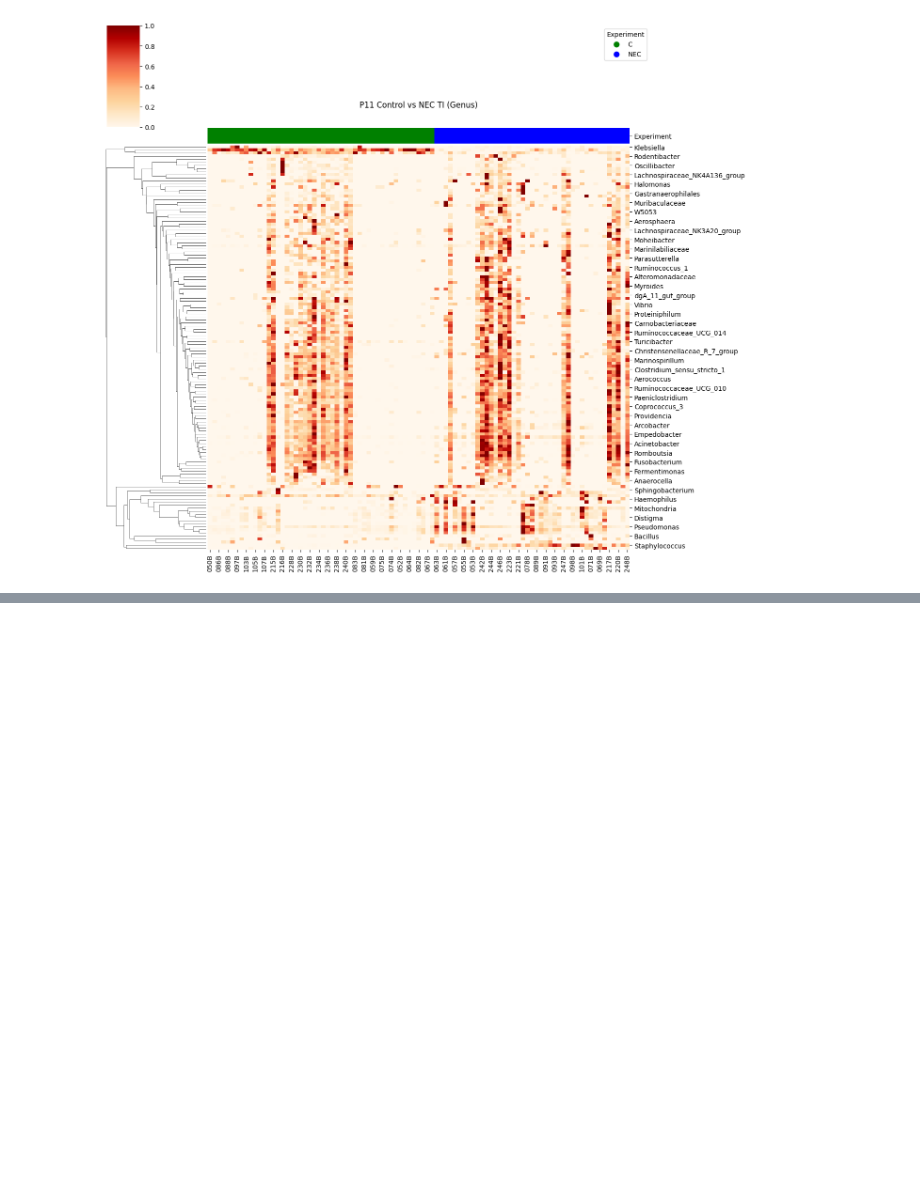
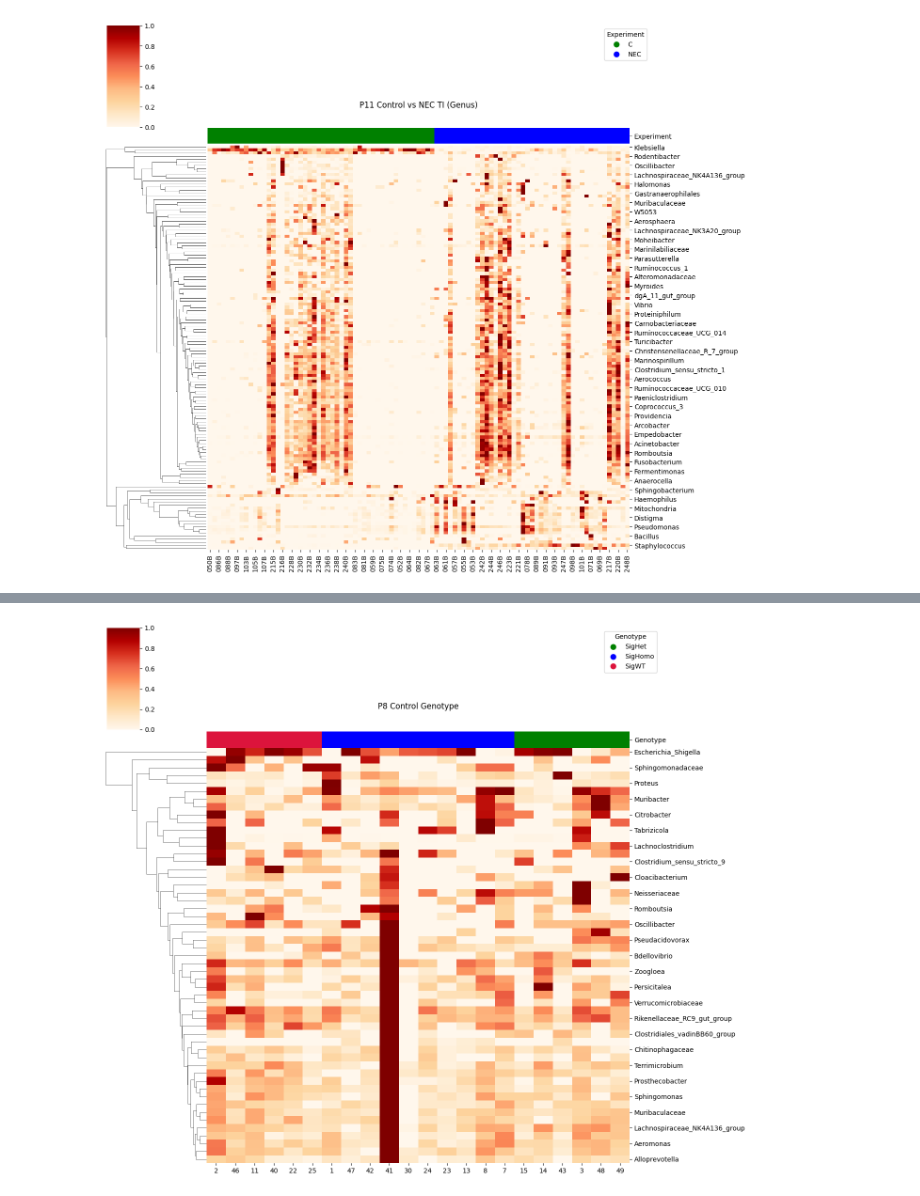
Before and after one commit to xuan13hao/data_analysis, a Jupyter notebook: 16s/heatmap/heatmap.ipynb, the cells around one changed output, grey strips where cells are left out. Drawn from its saved outputs; the diff is of its cells as text; code cells hidden in the pictures; blank space fills up the shorter version.

```diff
--- a/16s/heatmap/heatmap.ipynb
+++ b/16s/heatmap/heatmap.ipynb
@@ -289,0 +329,20 @@ plot_cluster_heatmap(P11_C_NEC_otus_data_heatmap_TI,P11_C_NEC_color_dict_TI,P11_
+# %%
+def genotypecolordict(metadata,condition ='Experiment'):
+    # metadata = metadata.sort_values(condition,ascending=False)
+    # metadata[condition] = metadata[condition].str.replace(' ', '')
+    color_dict=dict(zip(np.unique(metadata[condition]),np.array(['g','blue','crimson'])))
+    # print(metadata[condition])
+    row_colors = metadata[condition].map(color_dict)
+    # print(metadata.index)
+    return color_dict,row_colors
+# %%
+def sort_meta_GT(P8_C_F_metadata,condition = "Experiment"):
+    new_meta_index = []
+    for index1 in P8_C_F_metadata.index:
+        new_meta_index.append(str(index1))
+    P8_C_F_metadata.index = new_meta_index
+    # metadata = P8_C_F_metadata.sort_values(condition,ascending=False)
+    # metadata = P8_C_F_metadata.sort_values(condition,ascending=False)
+    return P8_C_F_metadata
+P8_C_metadata_gt= sort_meta_GT(P8_C_gt_metadata,"Genotype")
+P8_C_metadata_gt
@@ -289,0 +400,43 @@ plot_cluster_heatmap(P11_C_NEC_otus_data_heatmap_TI,P11_C_NEC_color_dict_TI,P11_
+# %%
+def plot_cluster_heatmap(heatmap,color_dict,row_colors,title):
+    # print(row_colors.index)
+    custom_cmap = sns.color_palette("OrRd", as_cmap=True)
+    hm = sns.clustermap(heatmap,
+                metric="correlation",
+                standard_scale=0,
+                z_score=None,
+                col_colors=row_colors,
+                col_cluster=False,
+                cmap=custom_cmap,
+                # cbar_pos=(0, .2, .03, .4),
+                figsize=(14, 12))
+    # Create a color legend using the color_dict
+    legend_labels = [f"{experiment}" for experiment, color in color_dict.items()]
+    legend_colors = [color for _, color in color_dict.items()]
+    # print(legend_colors)
+    legend_handles = [plt.Line2D([0], [0], marker='o', color='w', label=label, markersize=10, markerfacecolor=color) for label, color in zip(legend_labels, legend_colors)]
+    plt.legend(handles=legend_handles, title="Genotype", bbox_to_anchor=(15, 1), loc='upper left')
+    # Add a title to the center of the heatmap
+    ax  = hm.ax_heatmap
+    ax.text(0.5, 1.1, title, fontsize=12, ha="center", va="center", transform=ax.transAxes)
+    # Get the current Axes objects
+    ax_row_labels = hm.ax_row_dendrogram
+    ax_col_labels = hm.ax_col_dendrogram
+
+    # Set row and column labels font size
+    row_font_size = 4
+    col_font_size = 4
+
+    for label in ax_row_labels.get_yticklabels():
+        label.set_fontsize(row_font_size)
+
+    for label in ax_col_labels.get_xticklabels():
+        label.set_fontsize(col_font_size)
+
+    # Display the plot
+    plt.show()
+title = "P8 Control Genotype"
+P8_C_color_dict_gt,P8_C_row_colors_gt = genotypecolordict(P8_C_gt_metadata,"Genotype")
+plot_cluster_heatmap(P8_C_otus_data_heatmap,P8_C_color_dict_gt,P8_C_row_colors_gt,title)
+# %% [output]
+[figure, added]
```
Also changed, not shown: parts of 9 cells of this notebook, 3 other files.
